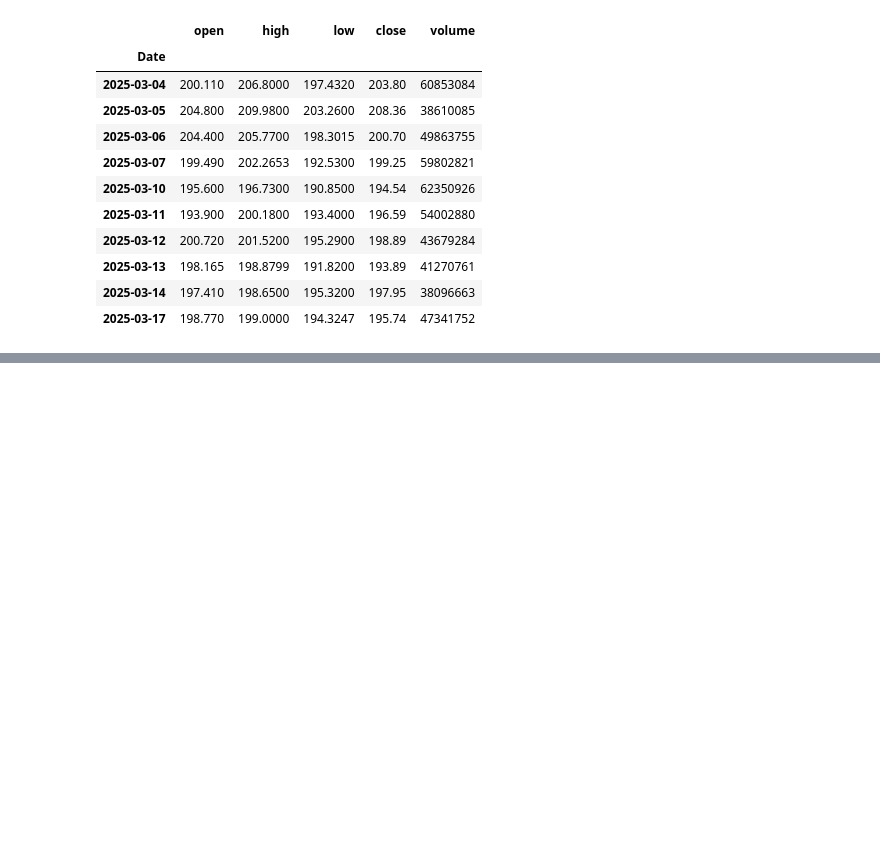
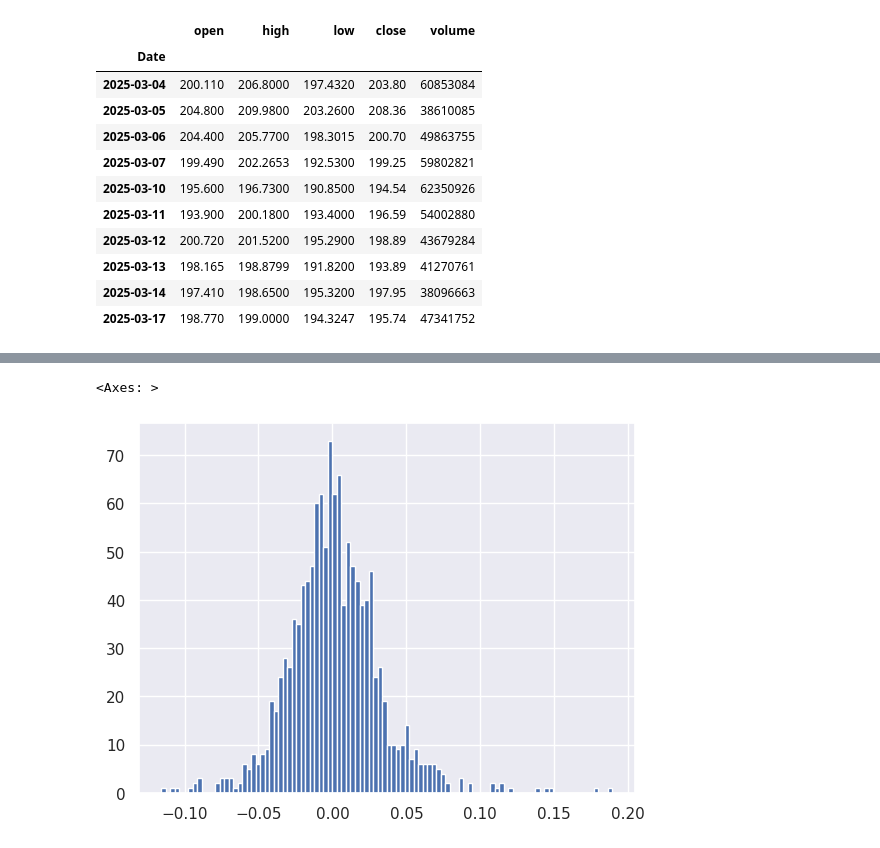
Before and after one commit to Kamilo1133/data-science-bootcamp, a Jupyter notebook: CASE_STUDY_dane_gieldowe.ipynb, the cells around one changed output, grey strips where cells are left out. Cells and saved outputs as stored; diff of their text form; code cells hidden in the pictures; blank space fills up the shorter version.

```diff
--- a/CASE_STUDY_dane_gieldowe.ipynb
+++ b/CASE_STUDY_dane_gieldowe.ipynb
@@ -429,0 +584,9 @@ df
+# %%
+import seaborn as sns
+
+sns.set()
+
+df.Daily_Change.hist(bins=100)
+# %% [output]
+<Axes: >
+[figure, added]
```
Also changed, not shown: parts of 19 cells of this notebook.
